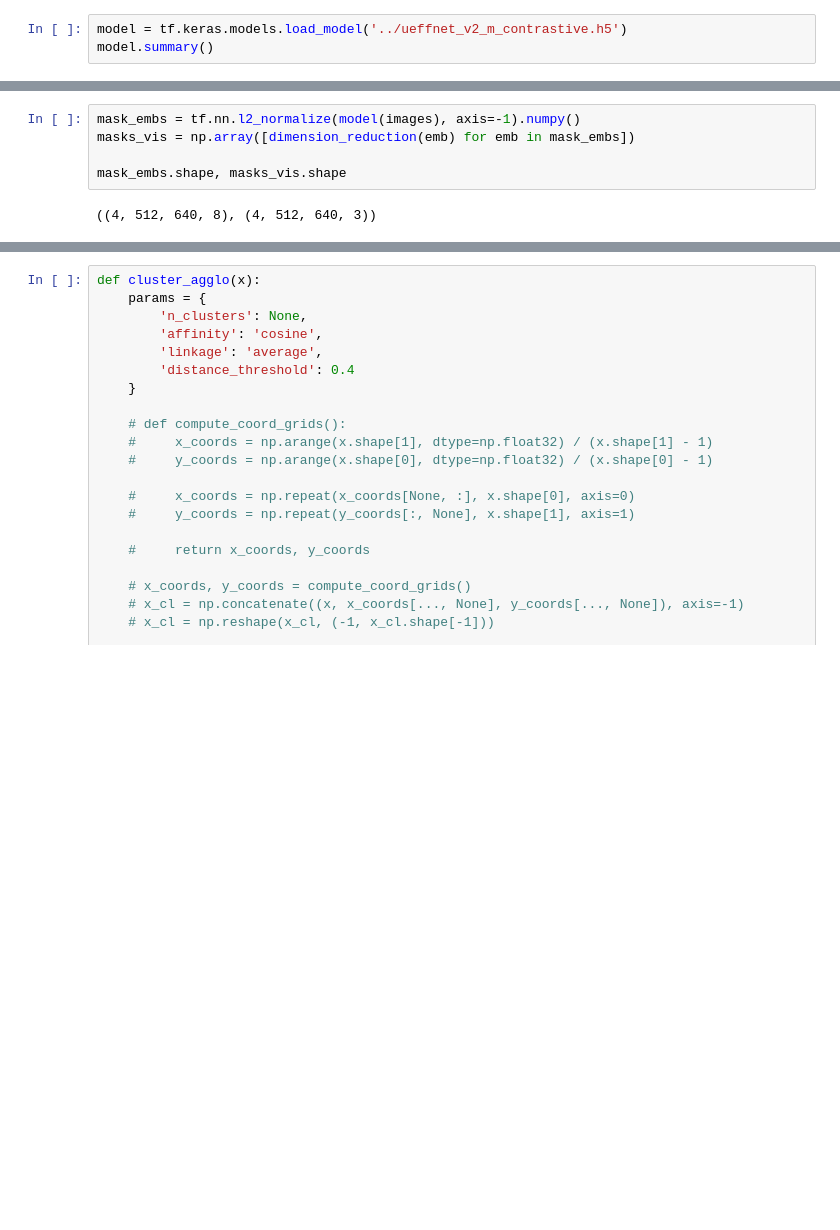
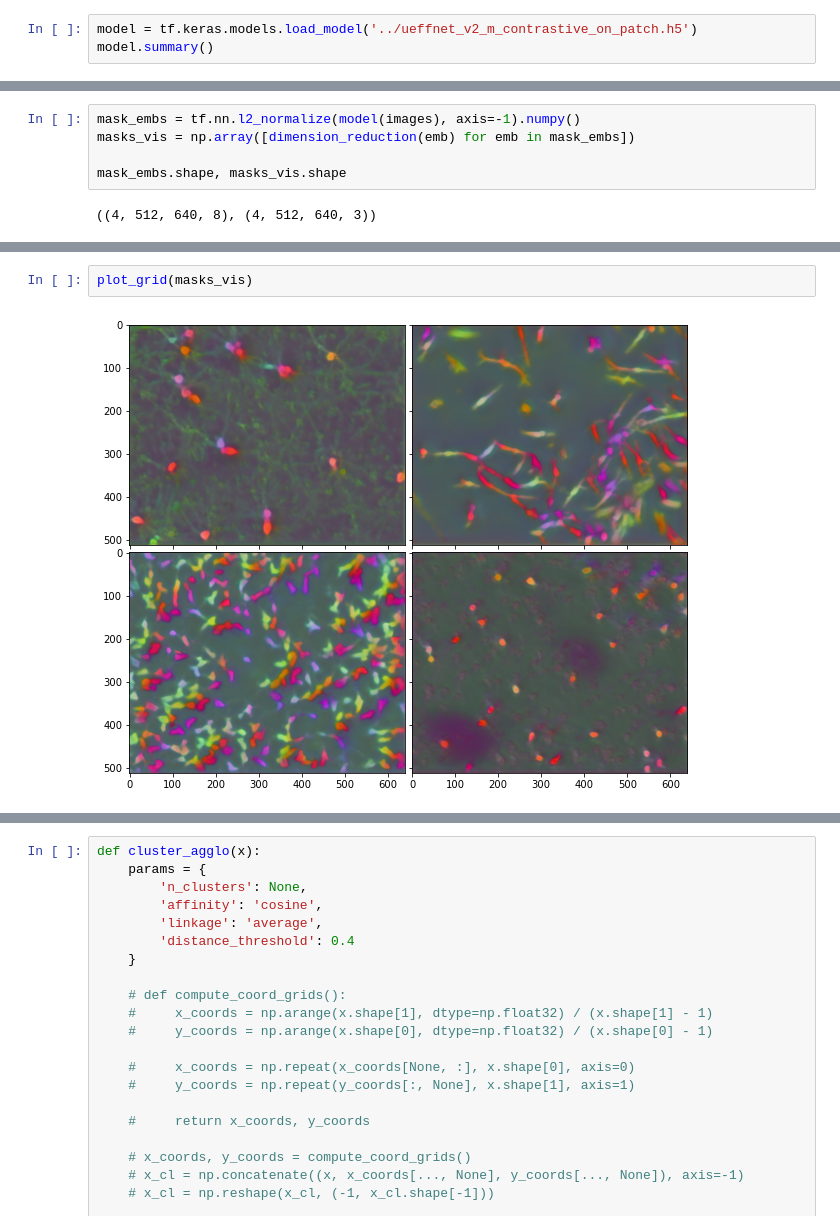
Before and after one commit to constantine7cd/sartorius-competition, a Jupyter notebook: notebooks/Results.ipynb, the cells around one changed output, grey strips where cells are left out. Drawn from its saved outputs; the diff is of its cells as text; blank space fills up the shorter version.

Commit message:
add (losses): contrastive with contours

```diff
--- a/notebooks/Results.ipynb
+++ b/notebooks/Results.ipynb
@@ -39,4 +50,4 @@ def dimension_reduction(x, out_dim=3):
 # %%
-model = tf.keras.models.load_model('../ueffnet_v2_m_contrastive.h5')
+model = tf.keras.models.load_model('../ueffnet_v2_m_contrastive_on_patch.h5')
 model.summary()
 # %% [output]
@@ -136,0 +129,4 @@ array([[0.        , 0.        , 0.        , ..., 0.        , 0.        ,
+# %%
+plot_grid(masks_vis)
+# %% [output]
+[figure, added]
```
Also changed, not shown: parts of 24 cells of this notebook, 3 other files.
